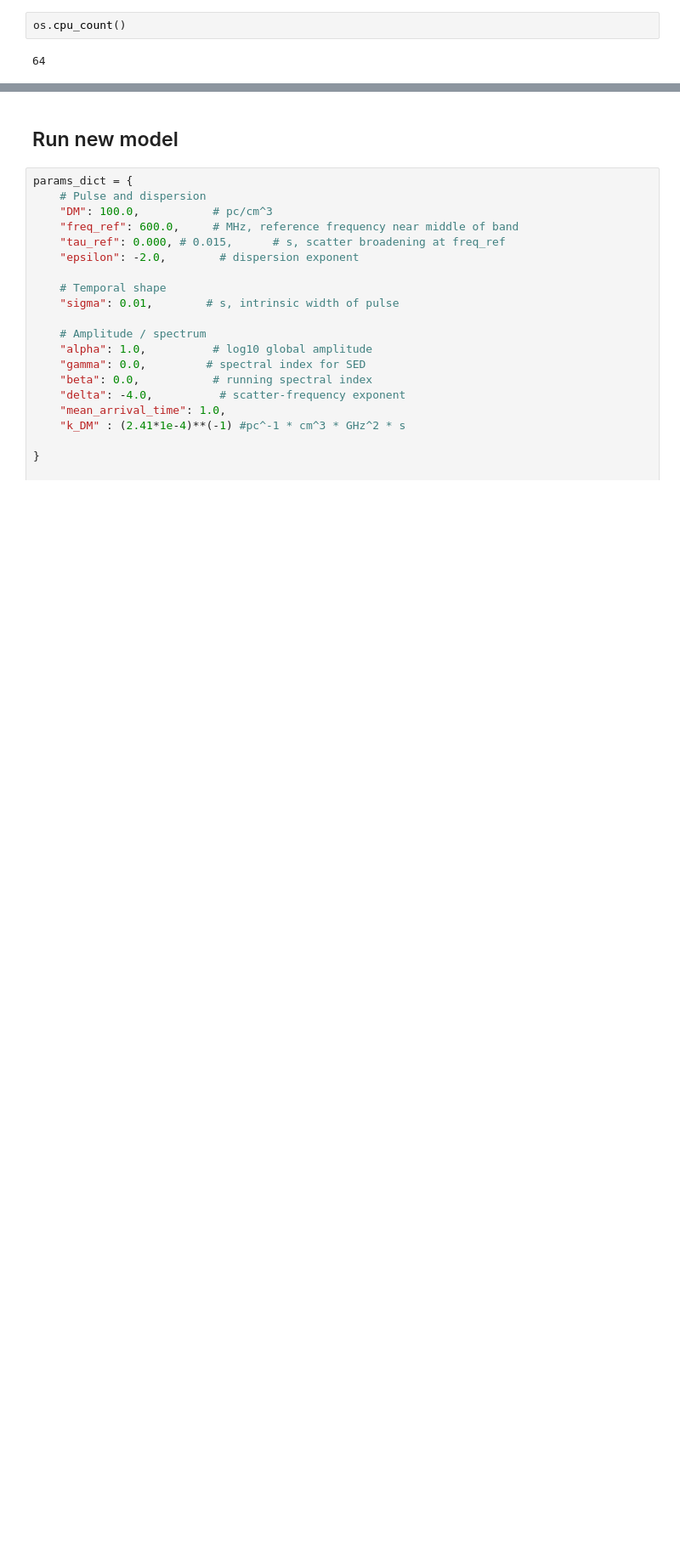
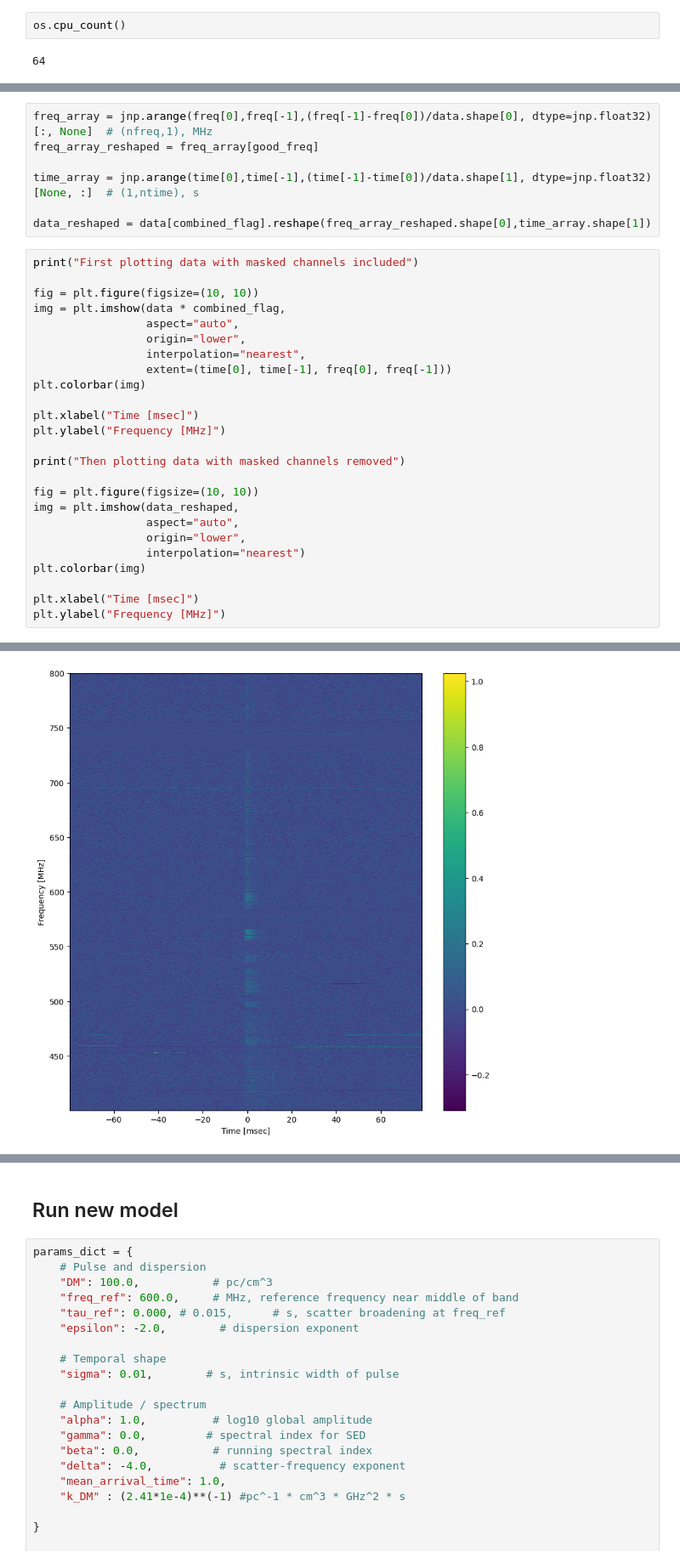
Before and after one commit to HarrisonS-Phys/FRBayes, a Jupyter notebook: frb_bayesian_analysis.ipynb, the cells around one changed output, grey strips where cells are left out. Shown at 85% size. Cells and saved outputs as stored; diff of their text form; blank space fills up the shorter version.

```diff
--- a/frb_bayesian_analysis.ipynb
+++ b/frb_bayesian_analysis.ipynb
@@ -645,0 +539,33 @@ az.plot_pair(
+# %%
+freq_array = jnp.arange(freq[0],freq[-1],(freq[-1]-freq[0])/data.shape[0], dtype=jnp.float32)[:, None]  # (nfreq,1), MHz
+freq_array_reshaped = freq_array[good_freq]
+
+time_array = jnp.arange(time[0],time[-1],(time[-1]-time[0])/data.shape[1], dtype=jnp.float32)[None, :]  # (1,ntime), s
+
+data_reshaped = data[combined_flag].reshape(freq_array_reshaped.shape[0],time_array.shape[1])
+# %%
+print("First plotting data with masked channels included")
+
+fig = plt.figure(figsize=(10, 10))
+img = plt.imshow(data * combined_flag,
+                 aspect="auto",
+                 origin="lower",
+                 interpolation="nearest",
+                 extent=(time[0], time[-1], freq[0], freq[-1]))
+plt.colorbar(img)
+
+plt.xlabel("Time [msec]")
+plt.ylabel("Frequency [MHz]")
+
+print("Then plotting data with masked channels removed")
+
+fig = plt.figure(figsize=(10, 10))
+img = plt.imshow(data_reshaped,
+                 aspect="auto",
+                 origin="lower",
+                 interpolation="nearest")
+plt.colorbar(img)
+
+plt.xlabel("Time [msec]")
+plt.ylabel("Frequency [MHz]")
+# %% [output]
@@ -645,0 +575 @@ az.plot_pair(
+[figure, added]
```
Also changed, not shown: parts of 39 cells of this notebook, 1 other file.
